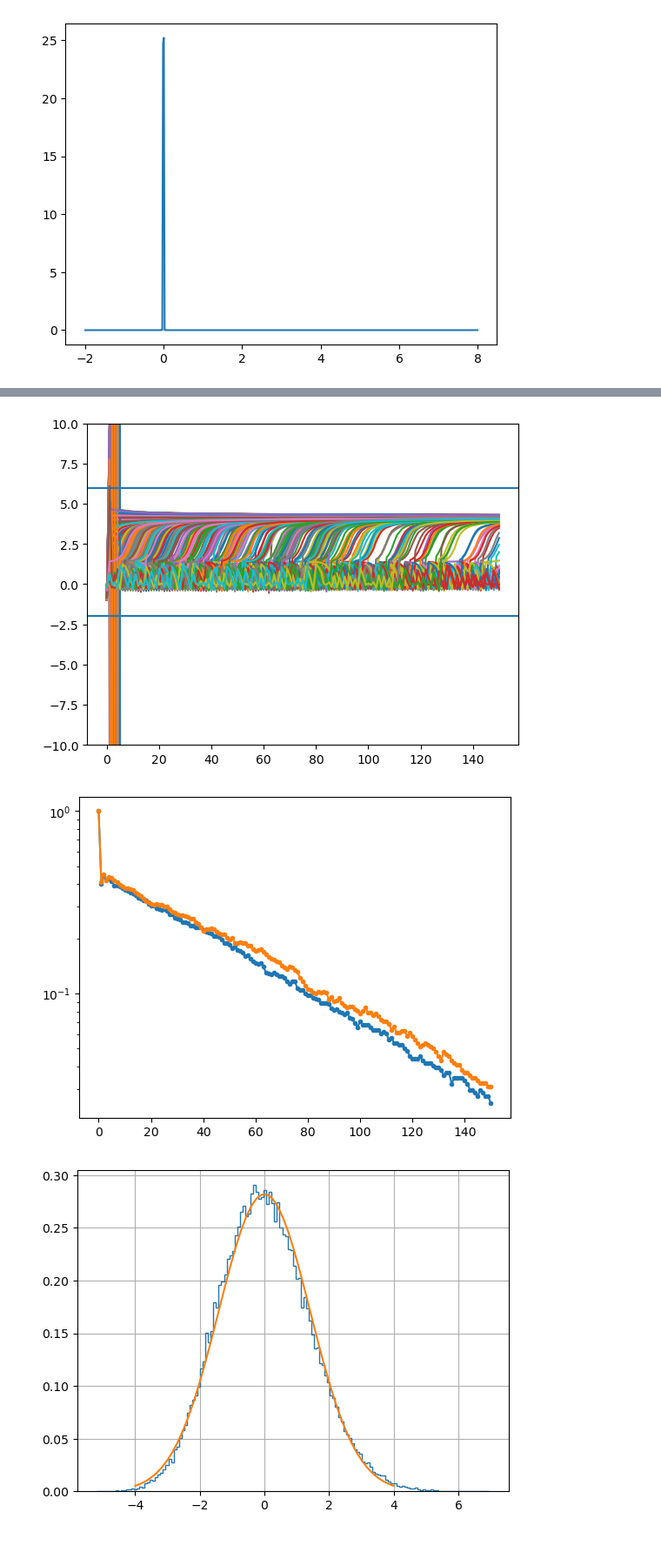
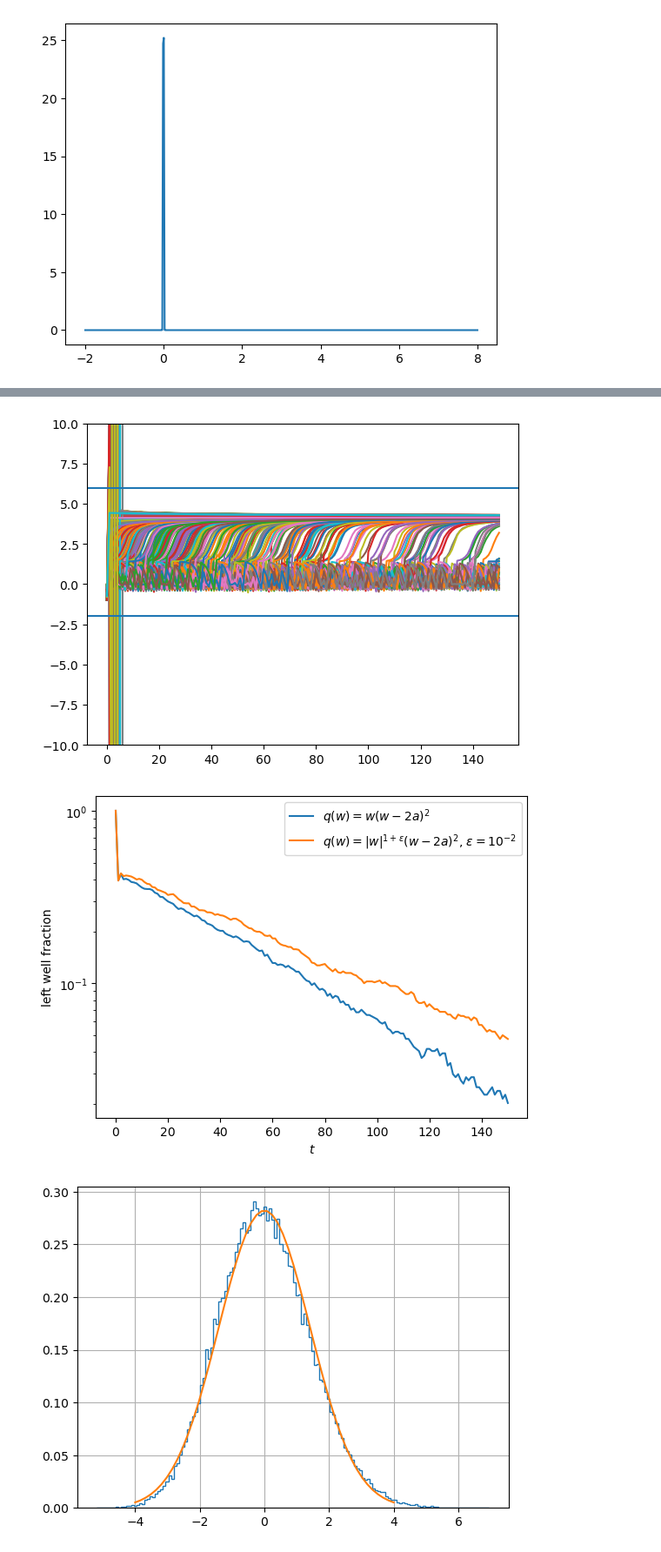
Before and after one commit to gcorlouer/sgd_on_singularities, a Jupyter notebook: experiments/FK_finite_volume.ipynb, the cells around one changed output, grey strips where cells are left out. Shown at 87% size. Cells and saved outputs as stored; diff of their text form; code cells hidden in the pictures.

```diff
--- a/experiments/FK_finite_volume.ipynb
+++ b/experiments/FK_finite_volume.ipynb
@@ -477,6 +477,32 @@ def SGD_evolve(seed, nsteps):
     S.evolve(nsteps)
 
     return S.w
+# %%
+def SGD_s_evolve(seed, nsteps):
+    """
+    slightly singular model
+    """
+    std_e = 2
+    lr = 0.01
+    a = 2.1
+    eps = .01
+    qSGD = lambda w: np.abs(w)**(1+eps)*(w-2*a)**2.
+    grad_q = lambda w: (1+eps)*np.sign(w)*np.abs(w)**eps*(w-2*a)**2. + 2.*np.abs(w)**(1+eps)*(w-2*a)
+    b = 200
+
+    state = np.random.RandomState(seed=seed)
+    wmax_reg = 0
+    wmax_sing = 2*a
+    wbarrier = (2*wmax_reg + wmax_sing)/3
+    w_left, w_right = wmax_reg - 1, wmax_reg
+
+    w_init = np.random.uniform(w_left, w_right)
+
+    S = SGD(std_e, lr, qSGD, grad_q, w_init, b, seed)
+
+    S.evolve(nsteps)
+
+    return S.w
 # %%
 def GDN_evolve(seed, nsteps):
     std_e = 2
@@ -503,7 +529,8 @@ def GDN_evolve(seed, nsteps):
 nsteps = 150
 nseeds = 10**3
 sgd_data = [SGD_evolve(seed, nsteps) for seed in range(nseeds)]
-gdn_data = [GDN_evolve(seed, nsteps) for seed in range(nseeds)]
+gdn_data = [SGD_s_evolve(seed, nsteps) for seed in range(nseeds)]
+# gdn_data = [GDN_evolve(seed, nsteps) for seed in range(nseeds)]
 # %%
 filt_sgd_data = []
 for d in sgd_data:
@@ -549,22 +577,26 @@ plt.axhline(-2)
 plt.axhline(6)
 plt.show()
 # %% [output]
-[figure, old version]
+[figure, new version]
 # %%
 a = 1.8
 wmax_reg = 0
 wmax_sing = 2*a
 wbarrier = (2*wmax_reg + wmax_sing)/3
 sgd_reg = np.mean(filt_sgd_data < wbarrier, axis = 0)
 gdn_reg = np.mean(filt_gdn_data < wbarrier, axis = 0)
 
 fig, ax = plt.subplots()
-ax.plot(sgd_reg, '.-')
-ax.plot(gdn_reg, '.-')
+ax.plot(sgd_reg, '-', label=r"$q(w)=w(w-2a)^2$")
+ax.plot(gdn_reg, '-', label=r"$q(w)=|w|^{1+\varepsilon}(w-2a)^2$, $\varepsilon=10^{-2}$")
 ax.set_yscale('log')
+plt.legend()
+plt.xlabel('$t$')
+plt.ylabel('left well fraction')
+plt.savefig('slightly_singular.png', bbox_inches="tight", dpi=200)
 plt.show()
 # %% [output]
-[figure, old version]
+[figure, new version]
 # %%
 def sample_xi1(seed, nb, nsamp):
     state = np.random.RandomState(seed=seed)
```
Also changed, not shown: parts of 12 cells of this notebook, 1 other file.
